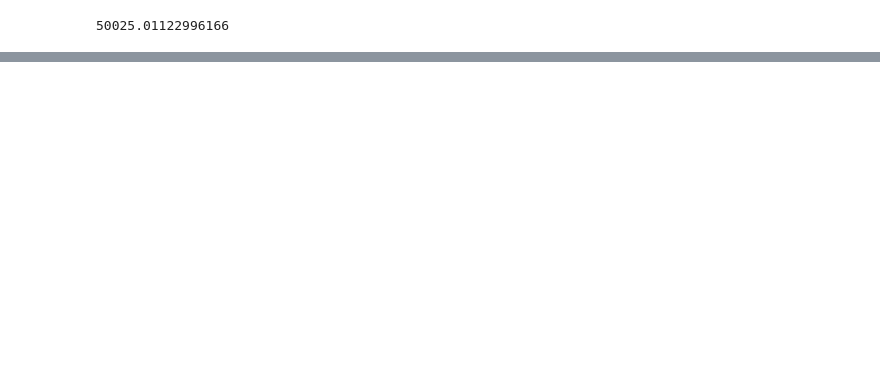
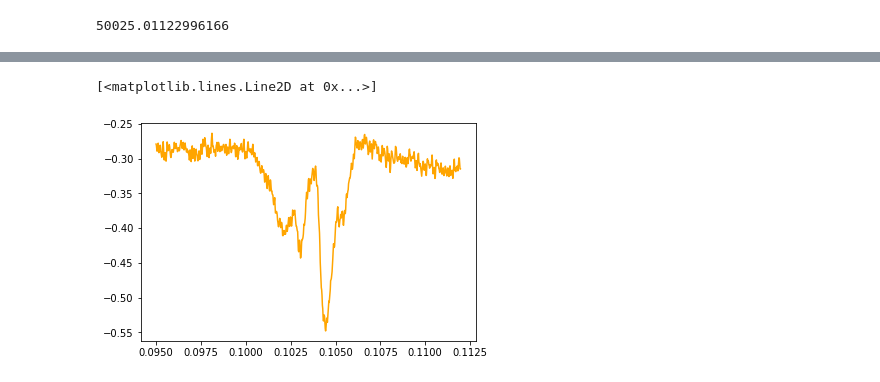
Before and after one commit to HernandoMV/OpenEphys_Analysis, a Jupyter notebook: invitro.ipynb, the cells around one changed output, grey strips where cells are left out. Saved outputs shown, nothing was run; the diff lists cells and outputs as text; code cells hidden in the pictures; blank space fills up the shorter version.

```diff
--- a/invitro.ipynb
+++ b/invitro.ipynb
@@ -114,0 +119,5 @@ array([0.6866665, 0.6897183, 0.6927702, ..., 0.6256294, 0.6317331,
+# %%
+plt.plot(times[PlotX], average_signal[PlotX], color = 'orange')
+# %% [output]
+[<matplotlib.lines.Line2D at 0x...>]
+[figure, added]
```
Also changed, not shown: parts of 9 cells of this notebook, 6 other files.
